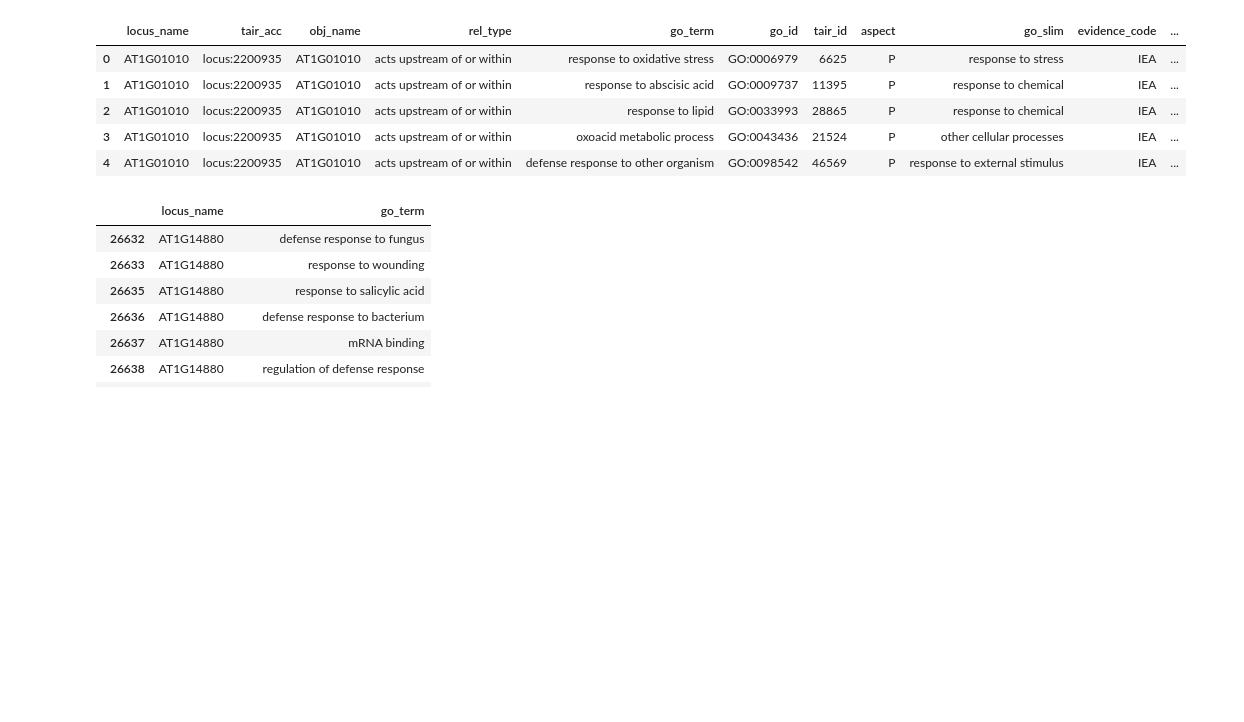
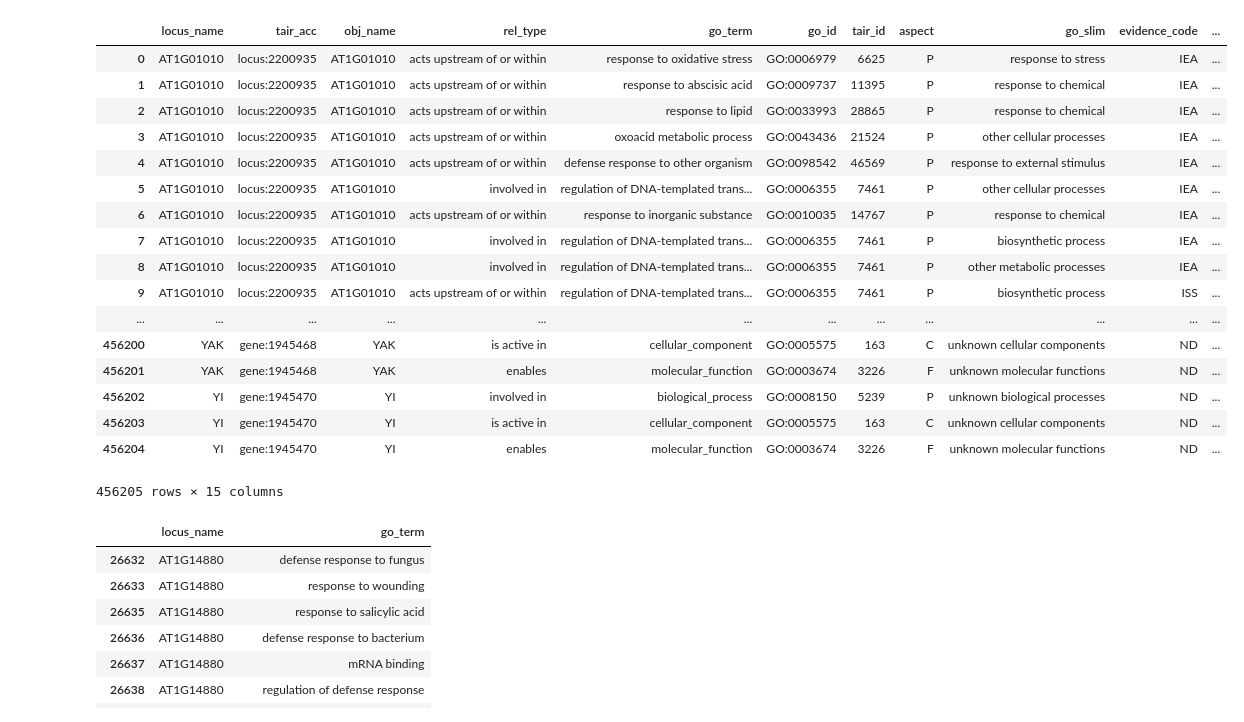
Before and after one commit to mlg556/arabidopsis, a Jupyter notebook: arabidopsis.ipynb, the cells around one changed output. Cells and saved outputs as stored; diff of their text form; code cells hidden in the pictures; blank space fills up the shorter version.

```diff
--- a/arabidopsis.ipynb
+++ b/arabidopsis.ipynb
@@ -13,33 +14,45 @@ with zipfile.ZipFile(fname_gz, 'r') as z:
 # %%
 # from ATH_GO.README.txt
 columns = [
     "locus_name",
     "tair_acc",
     "obj_name",
     "rel_type",
     "go_term",
     "go_id",
     "tair_id",
     "aspect",
     "go_slim",
     "evidence_code",
     "evidence_desc",
     "evidence_with",
     "reference",
     "annotator",
     "date"
 ]
 
 
 # read into dataframe
 df0 = pd.read_csv(fname, sep="\t", names=columns, skiprows=[0,1,2,3], index_col=False, header=0)
-df0.head()
+df0
 # %% [output]
 |  | locus_name | tair_acc | obj_name | rel_type | go_term | go_id | tair_id | aspect | go_slim | evidence_code | ... |
 | 0 | AT1G01010 | locus:2200935 | AT1G01010 | acts upstream of or within | response to oxidative stress | GO:0006979 | 6625 | P | response to stress | IEA | ... |
 | 1 | AT1G01010 | locus:2200935 | AT1G01010 | acts upstream of or within | response to abscisic acid | GO:0009737 | 11395 | P | response to chemical | IEA | ... |
 | 2 | AT1G01010 | locus:2200935 | AT1G01010 | acts upstream of or within | response to lipid | GO:0033993 | 28865 | P | response to chemical | IEA | ... |
 | 3 | AT1G01010 | locus:2200935 | AT1G01010 | acts upstream of or within | oxoacid metabolic process | GO:0043436 | 21524 | P | other cellular processes | IEA | ... |
 | 4 | AT1G01010 | locus:2200935 | AT1G01010 | acts upstream of or within | defense response to other organism | GO:0098542 | 46569 | P | response to external stimulus | IEA | ... |
+| 5 | AT1G01010 | locus:2200935 | AT1G01010 | involved in | regulation of DNA-templated trans... | GO:0006355 | 7461 | P | other cellular processes | IEA | ... |
+| 6 | AT1G01010 | locus:2200935 | AT1G01010 | acts upstream of or within | response to inorganic substance | GO:0010035 | 14767 | P | response to chemical | IEA | ... |
+| 7 | AT1G01010 | locus:2200935 | AT1G01010 | involved in | regulation of DNA-templated trans... | GO:0006355 | 7461 | P | biosynthetic process | IEA | ... |
+| 8 | AT1G01010 | locus:2200935 | AT1G01010 | involved in | regulation of DNA-templated trans... | GO:0006355 | 7461 | P | other metabolic processes | IEA | ... |
+| 9 | AT1G01010 | locus:2200935 | AT1G01010 | acts upstream of or within | regulation of DNA-templated trans... | GO:0006355 | 7461 | P | biosynthetic process | ISS | ... |
+| ... | ... | ... | ... | ... | ... | ... | ... | ... | ... | ... | ... |
+| 456200 | YAK | gene:1945468 | YAK | is active in | cellular_component | GO:0005575 | 163 | C | unknown cellular components | ND | ... |
+| 456201 | YAK | gene:1945468 | YAK | enables | molecular_function | GO:0003674 | 3226 | F | unknown molecular functions | ND | ... |
+| 456202 | YI | gene:1945470 | YI | involved in | biological_process | GO:0008150 | 5239 | P | unknown biological processes | ND | ... |
+| 456203 | YI | gene:1945470 | YI | is active in | cellular_component | GO:0005575 | 163 | C | unknown cellular components | ND | ... |
+| 456204 | YI | gene:1945470 | YI | enables | molecular_function | GO:0003674 | 3226 | F | unknown molecular functions | ND | ... |
+456205 rows × 15 columns
 # %%
 select_columns = ["locus_name", "go_term"]
```
Also changed, not shown: parts of 4 cells of this notebook, 1 other file.
